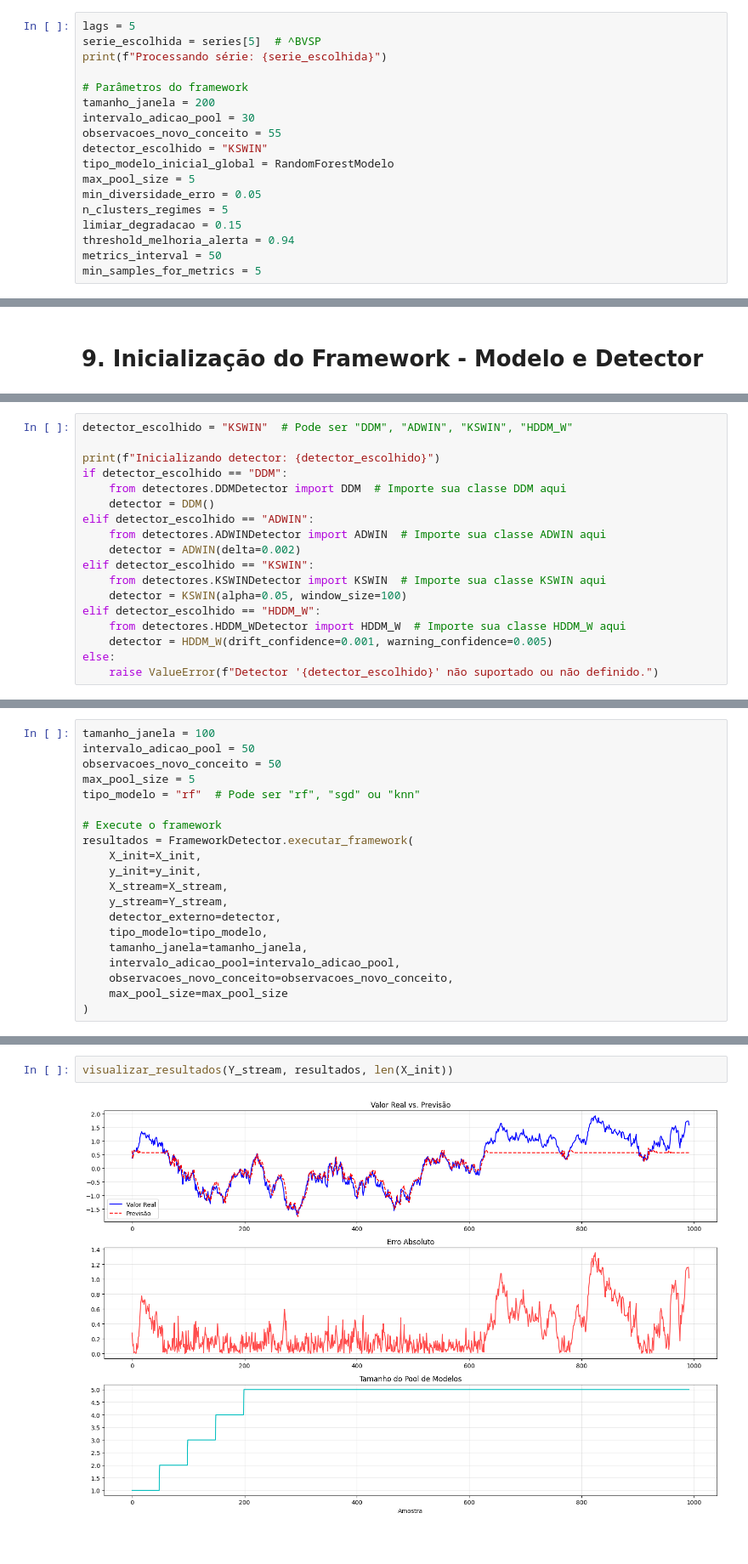
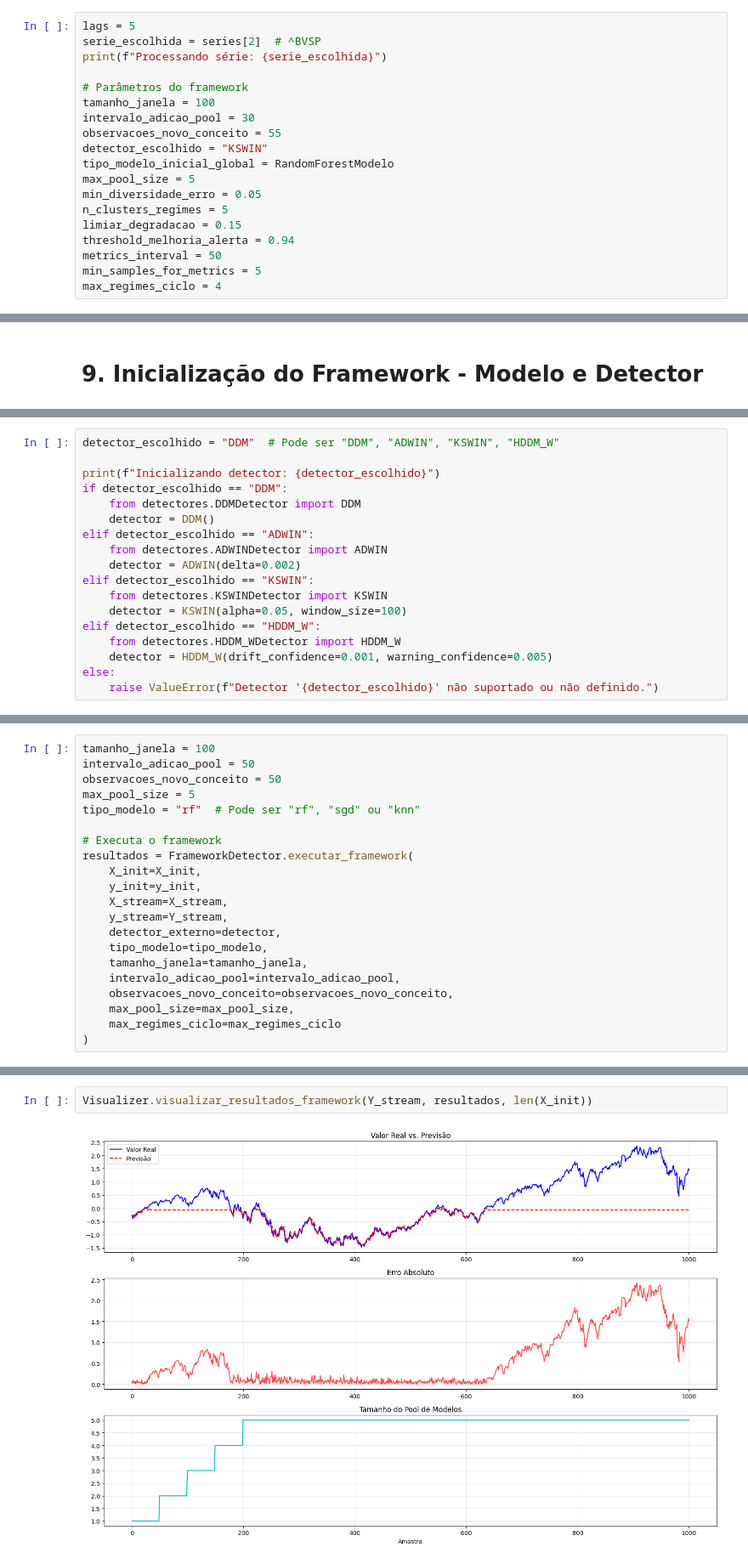
Before and after one commit to Ol1veirx/Drift-Detection-PIBIC---Framework, a Jupyter notebook: framework_demonstration.ipynb, the cells around one changed output, grey strips where cells are left out. Shown: that part at 85% size. Drawn from its saved outputs; the diff is of its cells as text.

```diff
--- a/framework_demonstration.ipynb
+++ b/framework_demonstration.ipynb
@@ -80,11 +60,11 @@ series = [
 # **7. Definição de Parâmetros**
 # %%
 lags = 5
-serie_escolhida = series[5]  # ^BVSP
+serie_escolhida = series[2]  # ^BVSP
 print(f"Processando série: {serie_escolhida}")
 
 # Parâmetros do framework
-tamanho_janela = 200
+tamanho_janela = 100
 intervalo_adicao_pool = 30
 observacoes_novo_conceito = 55
 detector_escolhido = "KSWIN"
@@ -96,4 +76,5 @@ limiar_degradacao = 0.15
 threshold_melhoria_alerta = 0.94
 metrics_interval = 50
 min_samples_for_metrics = 5
+max_regimes_ciclo = 4
 # %% [output]
@@ -147,18 +128,18 @@ Shape do Y_stream: (992, 1)
 # %%
-detector_escolhido = "KSWIN"  # Pode ser "DDM", "ADWIN", "KSWIN", "HDDM_W"
+detector_escolhido = "DDM"  # Pode ser "DDM", "ADWIN", "KSWIN", "HDDM_W"
 
 print(f"Inicializando detector: {detector_escolhido}")
 if detector_escolhido == "DDM":
-    from detectores.DDMDetector import DDM  # Importe sua classe DDM aqui
+    from detectores.DDMDetector import DDM
     detector = DDM()
 elif detector_escolhido == "ADWIN":
-    from detectores.ADWINDetector import ADWIN  # Importe sua classe ADWIN aqui
+    from detectores.ADWINDetector import ADWIN
     detector = ADWIN(delta=0.002)
 elif detector_escolhido == "KSWIN":
-    from detectores.KSWINDetector import KSWIN  # Importe sua classe KSWIN aqui
+    from detectores.KSWINDetector import KSWIN
     detector = KSWIN(alpha=0.05, window_size=100)
 elif detector_escolhido == "HDDM_W":
-    from detectores.HDDM_WDetector import HDDM_W  # Importe sua classe HDDM_W aqui
+    from detectores.HDDM_WDetector import HDDM_W
     detector = HDDM_W(drift_confidence=0.001, warning_confidence=0.005)
 else:
     raise ValueError(f"Detector '{detector_escolhido}' não suportado ou não definido.")
@@ -173,7 +154,7 @@ observacoes_novo_conceito = 50
 max_pool_size = 5
 tipo_modelo = "rf"  # Pode ser "rf", "sgd" ou "knn"
 
-# Execute o framework
+# Executa o framework
 resultados = FrameworkDetector.executar_framework(
     X_init=X_init,
     y_init=y_init,
@@ -184,6 +165,7 @@ resultados = FrameworkDetector.executar_framework(
     tamanho_janela=tamanho_janela,
     intervalo_adicao_pool=intervalo_adicao_pool,
     observacoes_novo_conceito=observacoes_novo_conceito,
-    max_pool_size=max_pool_size
+    max_pool_size=max_pool_size,
+    max_regimes_ciclo=max_regimes_ciclo
 )
 # %% [output]
@@ -271,4 +183,4 @@ def visualizar_resultados(y_stream, resultados, X_init_len=None):
 # %%
-visualizar_resultados(Y_stream, resultados, len(X_init))
+Visualizer.visualizar_resultados_framework(Y_stream, resultados, len(X_init))
 # %% [output]
-[figure, old version]
+[figure, new version]
```
Also changed, not shown: parts of 18 cells of this notebook, 16 other files.
